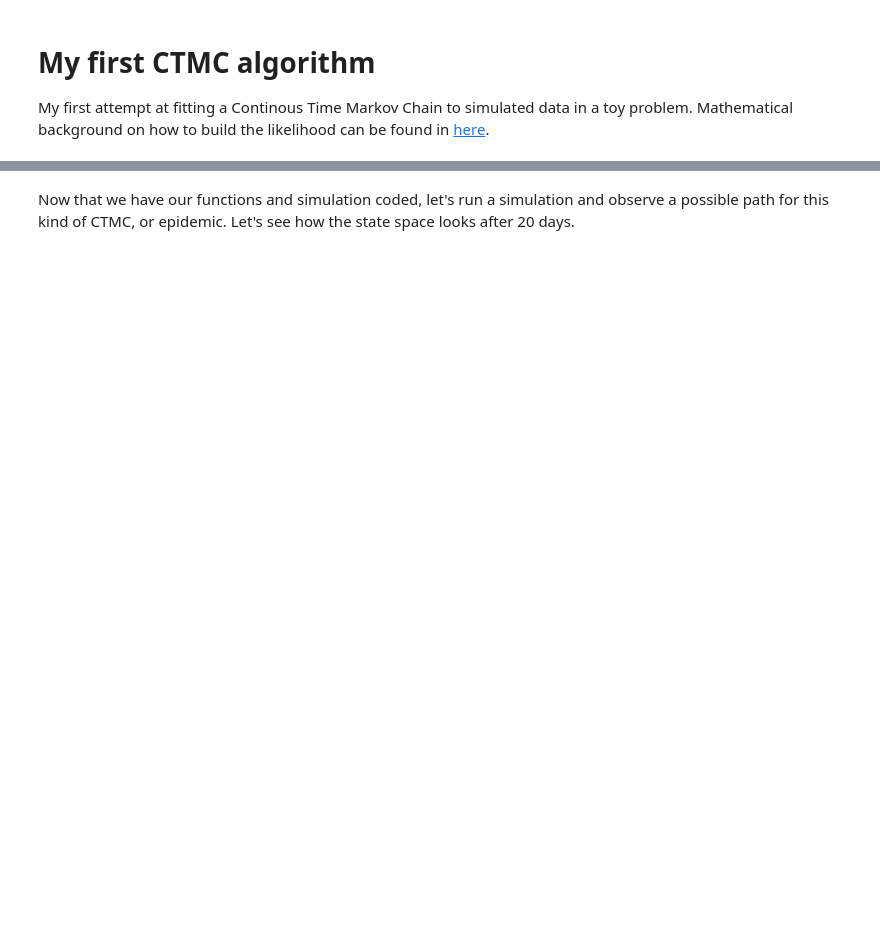
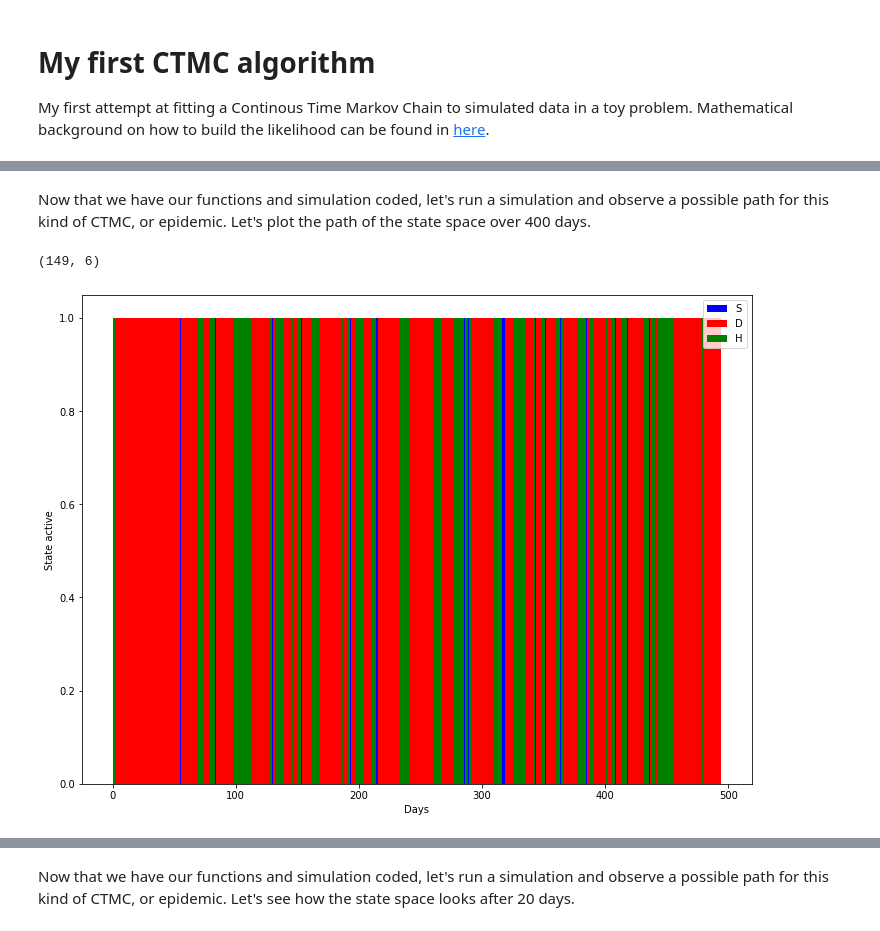
Before and after one commit to tdennisliu/algorithms_tutorials, a Jupyter notebook: ctmc/ctmc-sirs.ipynb, the cells around one changed output, grey strips where cells are left out. Cells and saved outputs as stored; diff of their text form; code cells hidden in the pictures; blank space fills up the shorter version.

```diff
--- a/ctmc/ctmc-sirs.ipynb
+++ b/ctmc/ctmc-sirs.ipynb
@@ -4,0 +97,32 @@ My first attempt at fitting a Continous Time Markov Chain to simulated data in a
+# %% [markdown]
+Now that we have our functions and simulation coded, let's run a simulation and observe a possible path for this kind of CTMC, or epidemic. Let's plot the path of the state space over 400 days.
+# %%
+import numpy as np
+import matplotlib.pyplot as plt
+import pandas as pd
+
+
+init = np.array((1,0,0))
+beta = 2
+gamma = 0.125
+omega = 0.3
+nu = 1
+
+toy = ctmc(beta, gamma, omega,nu, init)
+obs = toy.simulate(500)
+
+data = pd.DataFrame(obs, columns = ['time','dt','transition','S','D','H'])
+data.time = data.time.shift(1).fillna(0)
+#print(data)
+print(data.shape)
+fig,ax = plt.subplots(figsize=(12,9))
+ax.bar(data.time, data.S, width=data.dt, align='edge', label='S', color='b')
+ax.bar(data.time, data.D, width=data.dt, align='edge', label='D', color = 'r')
+ax.bar(data.time, data.H, width=data.dt, align='edge', label='H', color='g')
+ax.set_xlabel("Days")
+ax.set_ylabel("State active")
+plt.legend()
+plt.show()
+# %% [output]
+(149, 6)
+[figure, added]
```
Also changed, not shown: parts of 19 cells of this notebook.
